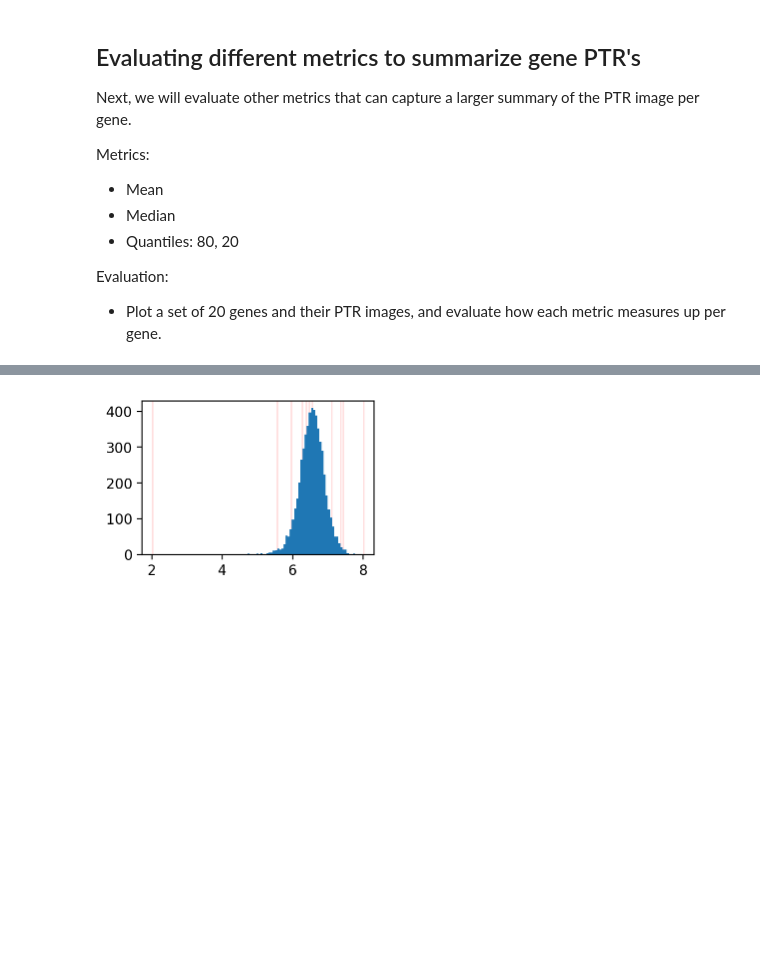
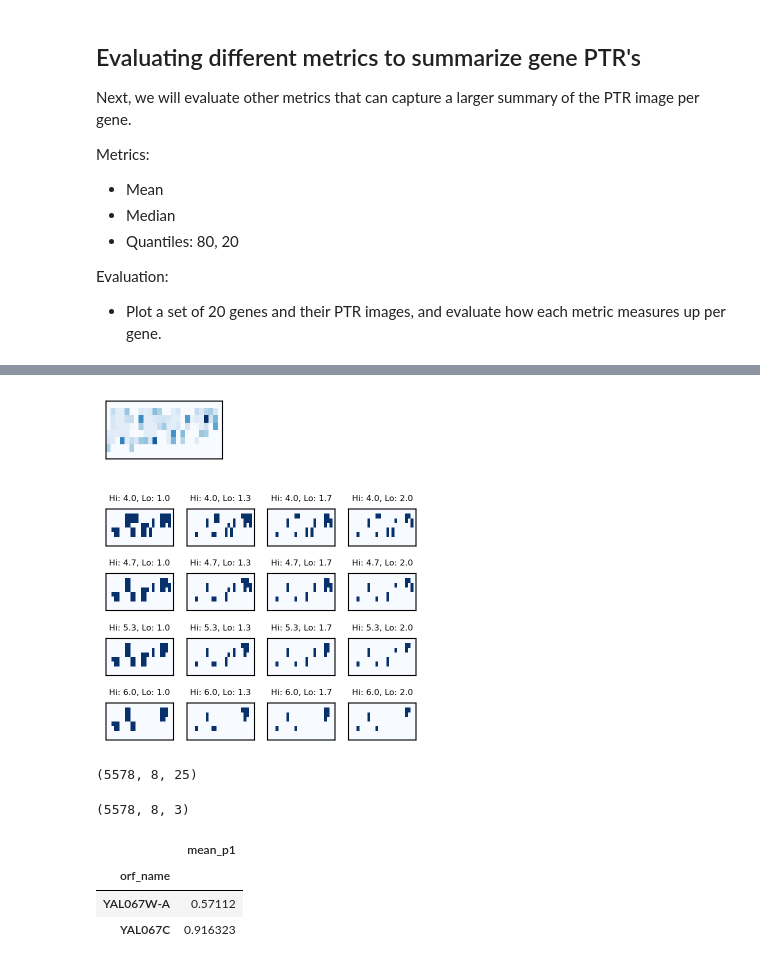
Before and after one commit to HarteminkLab/cell-cycle-deconv, a Jupyter notebook: 06_Chromatin_PTR_Analysis.ipynb, the cells around one changed output, grey strips where cells are left out. Cells and saved outputs as stored; diff of their text form; code cells hidden in the pictures; blank space fills up the shorter version.

```diff
--- a/06_Chromatin_PTR_Analysis.ipynb
+++ b/06_Chromatin_PTR_Analysis.ipynb
@@ -148,0 +65,27 @@ plot_threshold_scan(peak_to_trough_analysis, 'SSK22')
+# %%
+plotter.plot_threshold_scan('PCL1')
+# %% [output]
+[figure, added]
+[figure, added]
+# %%
+peak_to_trough_analysis.ptr_imgs.shape
+# %% [output]
+(5578, 8, 25)
+# %%
+prom_size = 288
+bin_width = 32
+
+p1_loc = prom_size
+p1_padding = 40
+
+p1_loc_span = p1_loc-p1_padding, p1_loc+p1_padding
+p1_loc_span_bins = p1_loc_span[0]//bin_width, p1_loc_span[1]//bin_width
+
+p1_loc_span_bins
+
+# Let's find the ptrs with the most cycling +1 locations
+
+cycling_p1s = peak_to_trough_analysis.ptr_imgs[:, :, p1_loc_span_bins[0]:p1_loc_span_bins[1]]
+cycling_p1s.shape
+# %% [output]
+(5578, 8, 3)
@@ -149,3 +94,12 @@ plot_threshold_scan(peak_to_trough_analysis, 'SSK22')
+# %%
+mean_p1_df = peak_to_trough_analysis.undropped_ptrs_df[[]].copy()
+mean_p1_df['mean_p1'] = mean_p1
+mean_p1_df.head(2)
+# %% [output]
+|  | mean_p1 |
+| orf_name |  |
+| YAL067W-A | 0.57112 |
+| YAL067C | 0.916323 |
 # %%
 from src.ptr_analysis_plotter import PTRAnalysisPlotter
 
@@ -156,5 +109 @@ plotter.set_quantiles(list(reversed([0.0, 0.01, 0.05, 0.2, 0.3, 0.4, 0.5,
-# %%
-plotter.plot_distribution()
-# %% [output]
-[figure, removed]
 # %%
```
Also changed, not shown: parts of 26 cells of this notebook, 19 other files.
